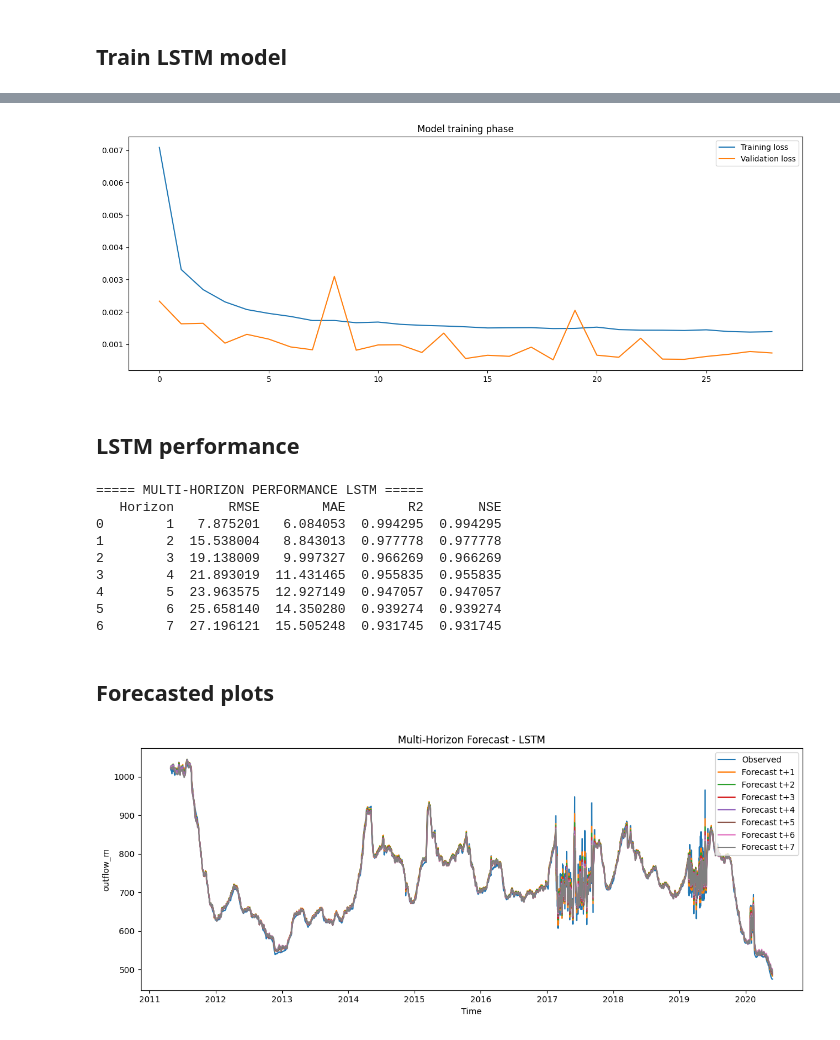
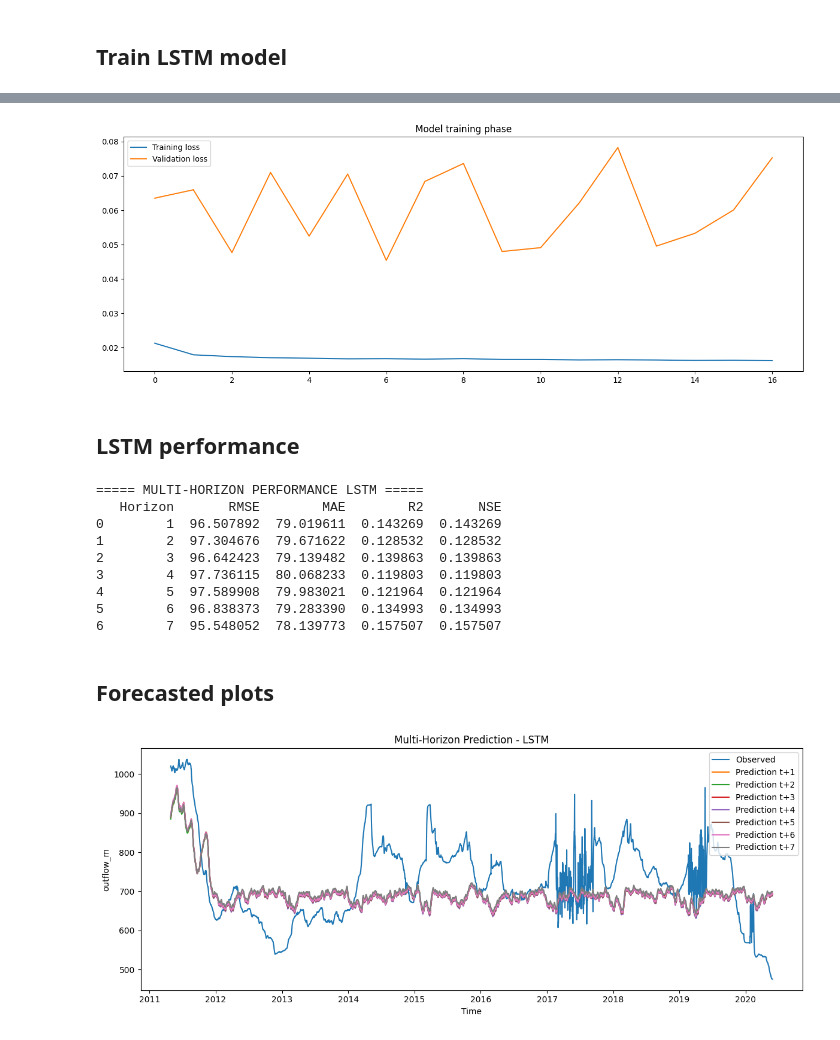
Before and after one commit to Lam-V-Nguyen/Forecast, a Jupyter notebook: process.ipynb, the cells around one changed output, grey strips where cells are left out. Saved outputs shown, nothing was run; the diff lists cells and outputs as text; code cells hidden in the pictures.

```diff
--- a/process.ipynb
+++ b/process.ipynb
@@ -40,9 +51,9 @@ plt.show()
 ## Drop some outputs and insignificant variables
 # %%
 remove_columns = ["dt_seconds", "Q_out_raw", "Q_out_rating", "outflow_m_unrouted", "Q_out_raw_evap", "outflow_kf_m",
-    # "ppt_mm", "E_mm_day", "h_kf_m", "Q_evap", "inflow_m", "sediment_load_kg_s",
-    #  "E_m", "ppt_m","SSC_kg_m3", "dh", "sediment_load_t_day"
-    ]
+    "ppt_mm", "E_mm_day", "h_kf_m", "Q_evap", "inflow_m", "sediment_load_kg_s",
+     "E_m", "ppt_m","SSC_kg_m3", "dh", "sediment_load_t_day", "lake_water_level_m"
+]
 target = "outflow_m"
 data_drop = data.drop(remove_columns, axis=1)
 # Correlation matrix
@@ -173,12 +184,12 @@ print(metrics_df)
 #     fig.add_trace(
 #         go.Scatter(
 #             x=y_test_XGBoost.index, y=y_pred_XGBoost.iloc[:, h],
-#             mode="lines", name=f"Forecast t+{h+1}"
+#             mode="lines", name=f"Prediction t+{h+1}"
 #         )
 #     )
 # fig.update_layout(
 #     template="plotly_white",
-#     title=f"Forecast - XGBoost",
+#     title=f"Prediction - XGBoost",
 #     xaxis_title="Time", yaxis_title=target,
 #     width=1200, height=500, showlegend=True,
 # )
@@ -191,12 +202,12 @@ plt.plot(
     data_drop.loc[data_drop.index.isin(y_test_XGBoost.index)][target].values,
     label="Observed"
 )
-# Forecast horizons
+# Prediction horizons
 for h in range(forecast_horizon):
     plt.plot(
-        y_test_XGBoost.index, y_pred_XGBoost.iloc[:, h], label=f"Forecast t+{h+1}"
+        y_test_XGBoost.index, y_pred_XGBoost.iloc[:, h], label=f"Prediction t+{h+1}"
     )
-plt.title("Forecast - XGBoost")
+plt.title("Prediction - XGBoost")
 plt.xlabel("Time")
 plt.ylabel(target)
 plt.legend()
@@ -300,7 +311,7 @@ def plot_hist(hist):
     plt.show()
 plot_hist(history)
 # %% [output]
-[figure, old version]
+[figure, new version]
 # %%
 y_test_inv = scaler.inverse_transform(y_test_LSTM)
 y_pred_inv = scaler.inverse_transform(y_pred_LSTM)
@@ -333,13 +344,13 @@ print(metrics_df)
 # %% [output]
 ===== MULTI-HORIZON PERFORMANCE LSTM =====
    Horizon       RMSE        MAE        R2       NSE
-0        1   7.875201   6.084053  0.994295  0.994295
-1        2  15.538004   8.843013  0.977778  0.977778
-2        3  19.138009   9.997327  0.966269  0.966269
-3        4  21.893019  11.431465  0.955835  0.955835
-4        5  23.963575  12.927149  0.947057  0.947057
-5        6  25.658140  14.350280  0.939274  0.939274
-6        7  27.196121  15.505248  0.931745  0.931745
+0        1  96.507892  79.019611  0.143269  0.143269
+1        2  97.304676  79.671622  0.128532  0.128532
+2        3  96.642423  79.139482  0.139863  0.139863
+3        4  97.736115  80.068233  0.119803  0.119803
+4        5  97.589908  79.983021  0.121964  0.121964
+5        6  96.838373  79.283390  0.134993  0.134993
+6        7  95.548052  78.139773  0.157507  0.157507
 # %%
 test_index = df.index[-len(y_test_inv):]
 # actual series
@@ -362,40 +373,40 @@ for h in range(horizon):
 #         x=actual_series.index,y=actual_series.values,mode="lines",name="Observed"
 #     )
 # )
-# # Forecast horizons
+# # Prediction horizons
 # for h in range(horizon):
 #     fig.add_trace(
 #         go.Scatter(
 #             x=forecast_df.index, y=forecast_df[f"t+{h+1}"],
-#             mode="lines", name=f"Forecast t+{h+1}"
+#             mode="lines", name=f"Prediction t+{h+1}"
 #         )
 #     )
 # fig.update_layout(
 #     template="plotly_white",
-#     title="Multi-Horizon Forecast - LSTM",
+#     title="Multi-Horizon Prediction - LSTM",
 #     xaxis_title="Time",
 #     yaxis_title=target,
 #     width=1200,
 #     height=500,
 #     hovermode="x unified"
 # )
 # fig.show()
 
 plt.figure(figsize=(12, 5))
 # Actual series
 plt.plot(actual_series.index, actual_series.values, label="Observed")
-# Forecast horizons
+# Prediction horizons
 for h in range(horizon):
     plt.plot(
         forecast_df.index, forecast_df[f"t+{h+1}"],
-        label=f"Forecast t+{h+1}"
+        label=f"Prediction t+{h+1}"
     )
 
-plt.title("Multi-Horizon Forecast - LSTM")
+plt.title("Multi-Horizon Prediction - LSTM")
 plt.xlabel("Time")
 plt.ylabel(target)
 plt.legend()
 plt.tight_layout()
 plt.show()
 # %% [output]
-[figure, old version]
+[figure, new version]
```
Also changed, not shown: parts of 10 cells of this notebook.
